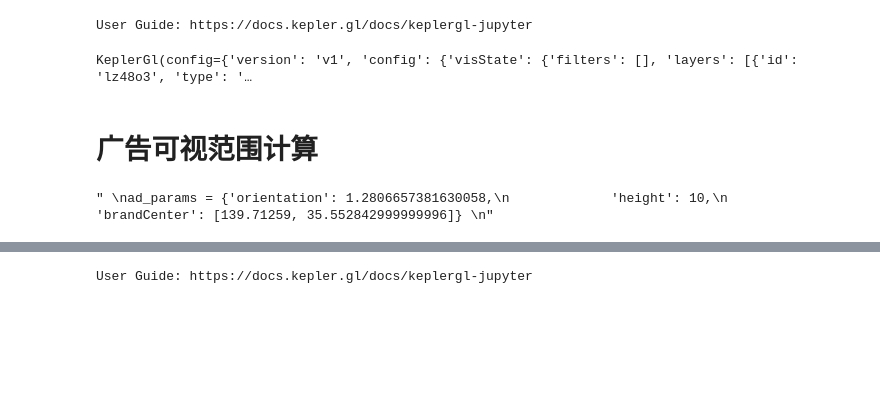
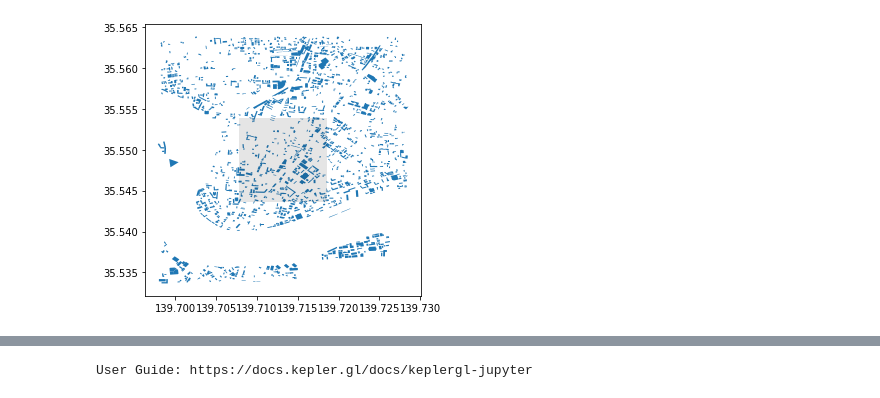
Before and after one commit to ni1o1/pybdshadow, a Jupyter notebook: src/test_vector.ipynb, the cells around one changed output, grey strips where cells are left out. Drawn from its saved outputs; the diff is of its cells as text; code cells hidden in the pictures; blank space fills up the shorter version.

```diff
--- a/src/test_vector.ipynb
+++ b/src/test_vector.ipynb
@@ -24,22 +9,0 @@ shadows = pybdshadow.bdshadow_pointlight(buildings,139.713319,35.552040,200)
-# %%
-pybdshadow.show_bdshadow(buildings = buildings,shadows = shadows)
-# %% [output]
-User Guide: https://docs.kepler.gl/docs/keplergl-jupyter
-KeplerGl(config={'version': 'v1', 'config': {'visState': {'filters': [], 'layers': [{'id': 'lz48o3', 'type': '…
-# %% [markdown]
-# 广告可视范围计算
-# %%
-#ad_params有两种形式
-#一：两点位置，高度，会自动计算中心点位置和角度
-ad_params = {'point1': [139.711861, 35.552040],
-             'point2': [139.713319, 35.553646],#1861,3646
-             'height': 50,
-             }
-#二：中心点位置，角度，高度
-'''
-ad_params = {'orientation': 1.2806657381630058,
-             'height': 10,
-             'brandCenter': [139.71259, 35.552842999999996]}
-'''
-# %% [output]
-" \nad_params = {'orientation': 1.2806657381630058,\n             'height': 10,\n             'brandCenter': [139.71259, 35.552842999999996]} \n"
@@ -48,0 +10,20 @@ visualArea,shadows = pybdshadow.ad_visualArea(ad_params,buildings)
+# %%
+#Define study area
+bounds = [139.707846,35.543637,139.718567,35.553909]
+from shapely.geometry import Polygon
+studyarea = gpd.GeoDataFrame({'geometry':[Polygon([[bounds[0],bounds[1]],
+         [bounds[0],bounds[3]],
+         [bounds[2],bounds[3]],
+         [bounds[2],bounds[1]]])]})
+# %%
+#Plot study area
+import seaborn as sns
+import matplotlib.pyplot as plt
+fig = plt.figure(1,(5,5))
+ax = plt.subplot(111)
+
+buildings.plot(ax = ax)
+studyarea.plot(ax = ax,facecolor =(0,0,0,0.1))
+plt.show()
+# %% [output]
+[figure, added]
```
Also changed, not shown: parts of 10 cells of this notebook, 3 other files.
